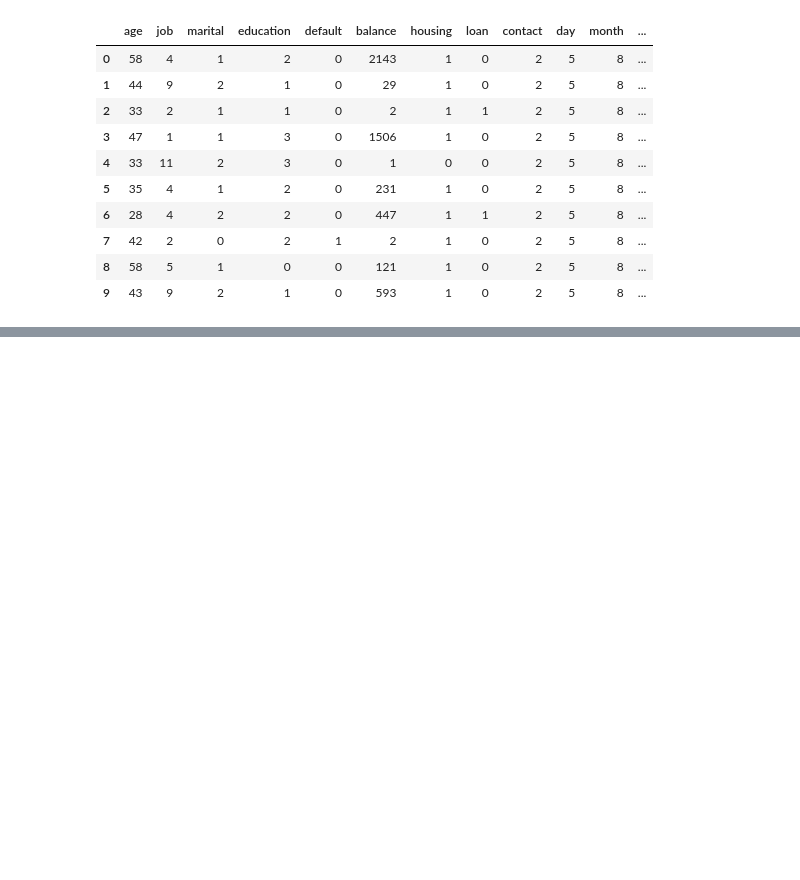
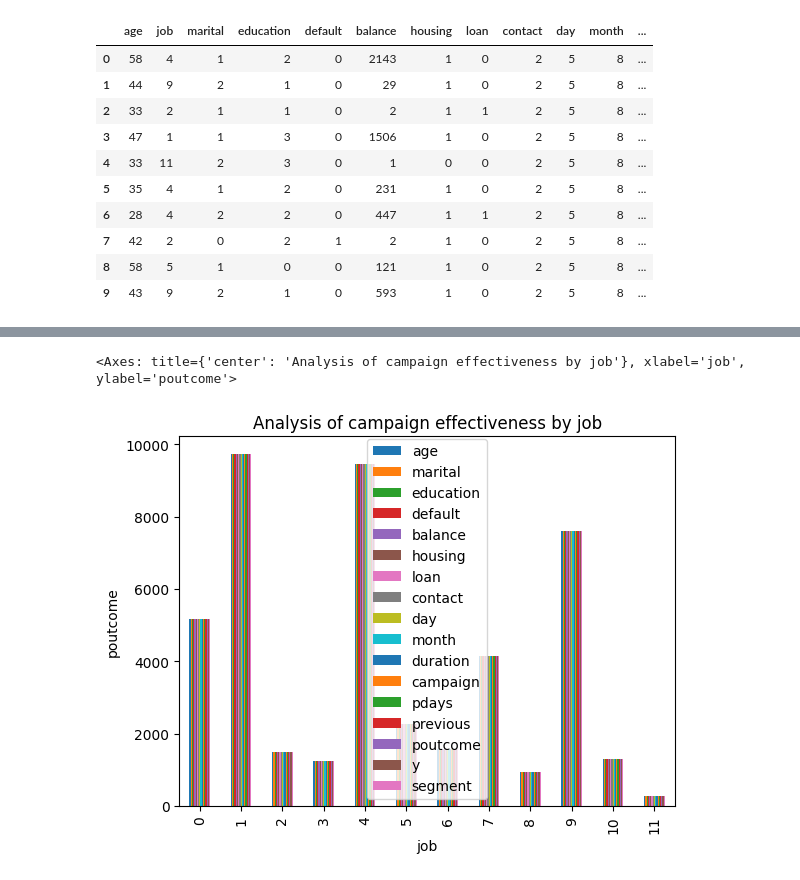
Before and after one commit to dhanishgb/DhanishtaBabooramHackathon1-143, a Jupyter notebook: DatasetAnalysis.ipynb, the cells around one changed output, grey strips where cells are left out. Cells and saved outputs as stored; diff of their text form; code cells hidden in the pictures; blank space fills up the shorter version.

```diff
--- a/DatasetAnalysis.ipynb
+++ b/DatasetAnalysis.ipynb
@@ -204,0 +242,3 @@ df.head(10)
+# %%
+campaigneffectiveness_by_job=df.groupby('job').count()
+campaigneffectiveness_by_job
@@ -204,0 +277,5 @@ df.head(10)
+# %%
+campaigneffectiveness_by_job.plot(kind='bar',xlabel='job',ylabel='poutcome',title='Analysis of campaign effectiveness by job')
+# %% [output]
+<Axes: title={'center': 'Analysis of campaign effectiveness by job'}, xlabel='job', ylabel='poutcome'>
+[figure, added]
```
Also changed, not shown: parts of 21 cells of this notebook.
